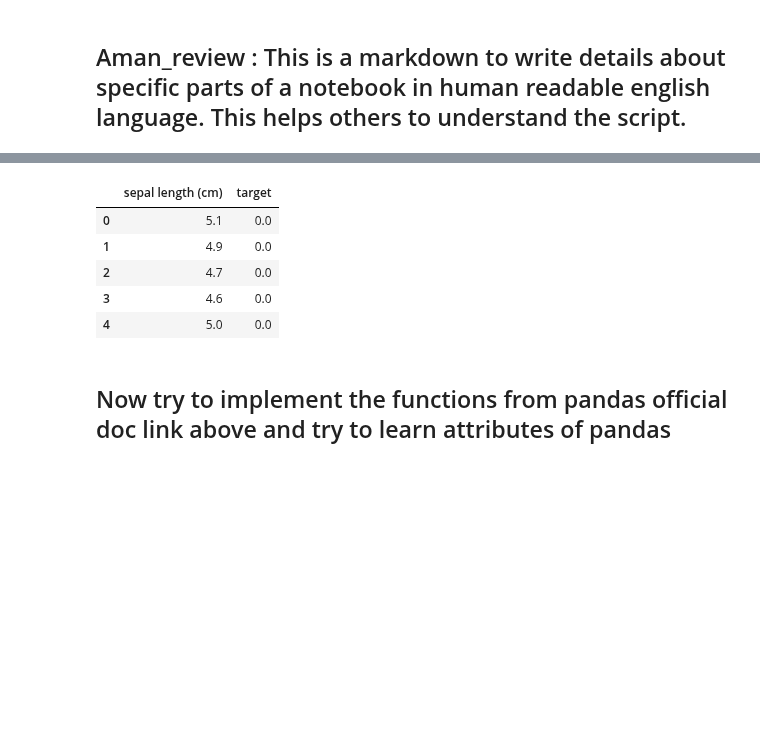
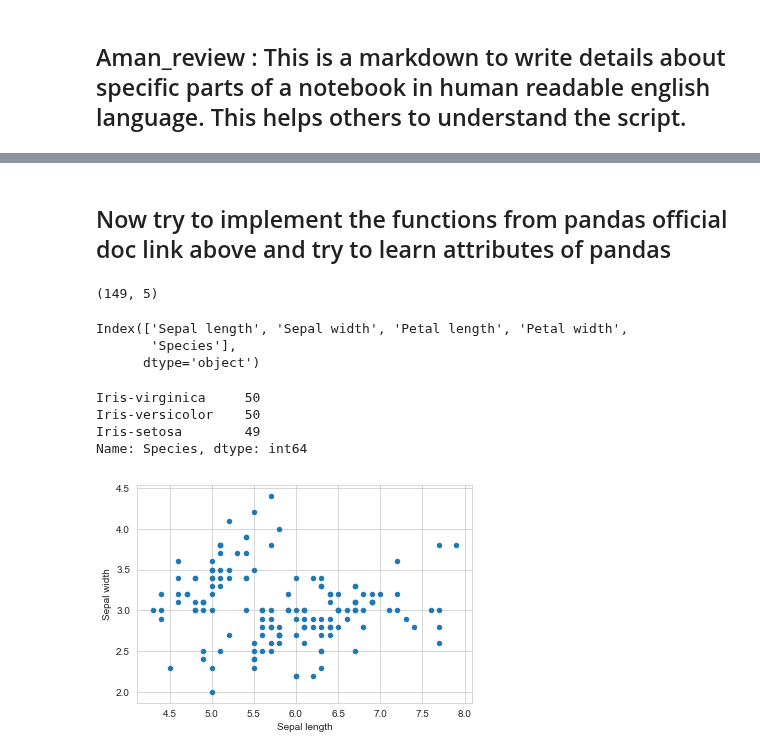
Before and after one commit to SANYAM1996/scatter-plotter, a Jupyter notebook: pd_1.ipynb, the cells around one changed output, grey strips where cells are left out. Saved outputs shown, nothing was run; the diff lists cells and outputs as text; code cells hidden in the pictures; blank space fills up the shorter version.

```diff
--- a/pd_1.ipynb
+++ b/pd_1.ipynb
@@ -236,11 +135,29 @@ data_.head(10)
 # %%
-data_[['sepal length (cm)','target']].head()
+# data_[['sepal length (cm)','target']].head()
-# %% [output]
-|  | sepal length (cm) | target |
-| 0 | 5.1 | 0.0 |
-| 1 | 4.9 | 0.0 |
-| 2 | 4.7 | 0.0 |
-| 3 | 4.6 | 0.0 |
-| 4 | 5.0 | 0.0 |
 # %% [markdown]
 ## Now try to implement the functions from pandas official doc link above and try to learn attributes of pandas
+# %%
+# shape of data in matrix
+print (data.shape)
+# %% [output]
+(149, 5)
+# %%
+# column feature
+print(data.columns)
+# %% [output]
+Index(['Sepal length', 'Sepal width', 'Petal length', 'Petal width',
+       'Species'],
+      dtype='object')
+# %%
+data["Species"].value_counts()
+# %% [output]
+Iris-virginica     50
+Iris-versicolor    50
+Iris-setosa        49
+Name: Species, dtype: int64
+# %%
+data.plot(kind = 'Scatter',x='Sepal length', y = 'Sepal width');
+plt.show()
+sns.set_style("dark")
+# %% [output]
+[figure, added]
```
Also changed, not shown: parts of 26 cells of this notebook.
